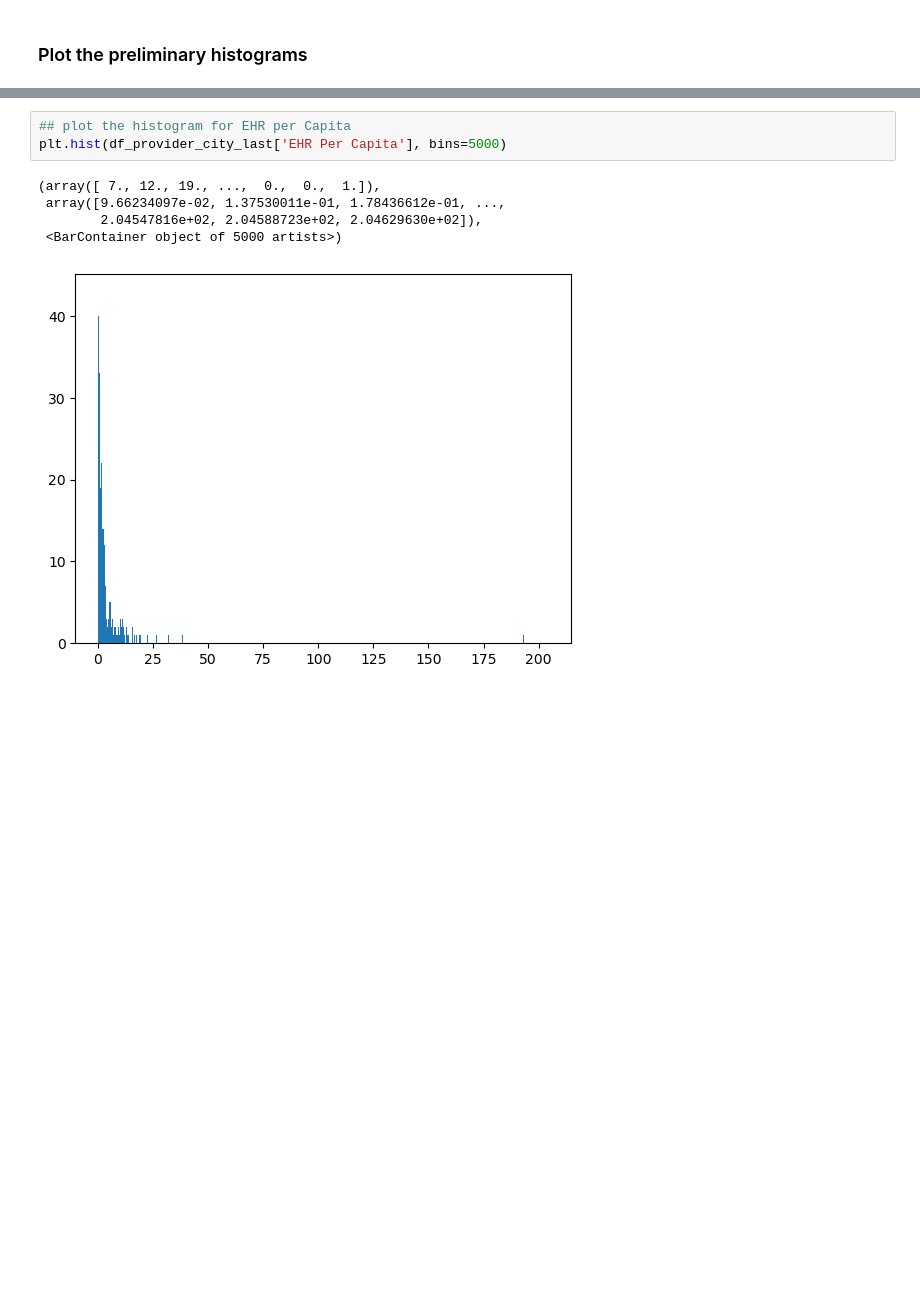
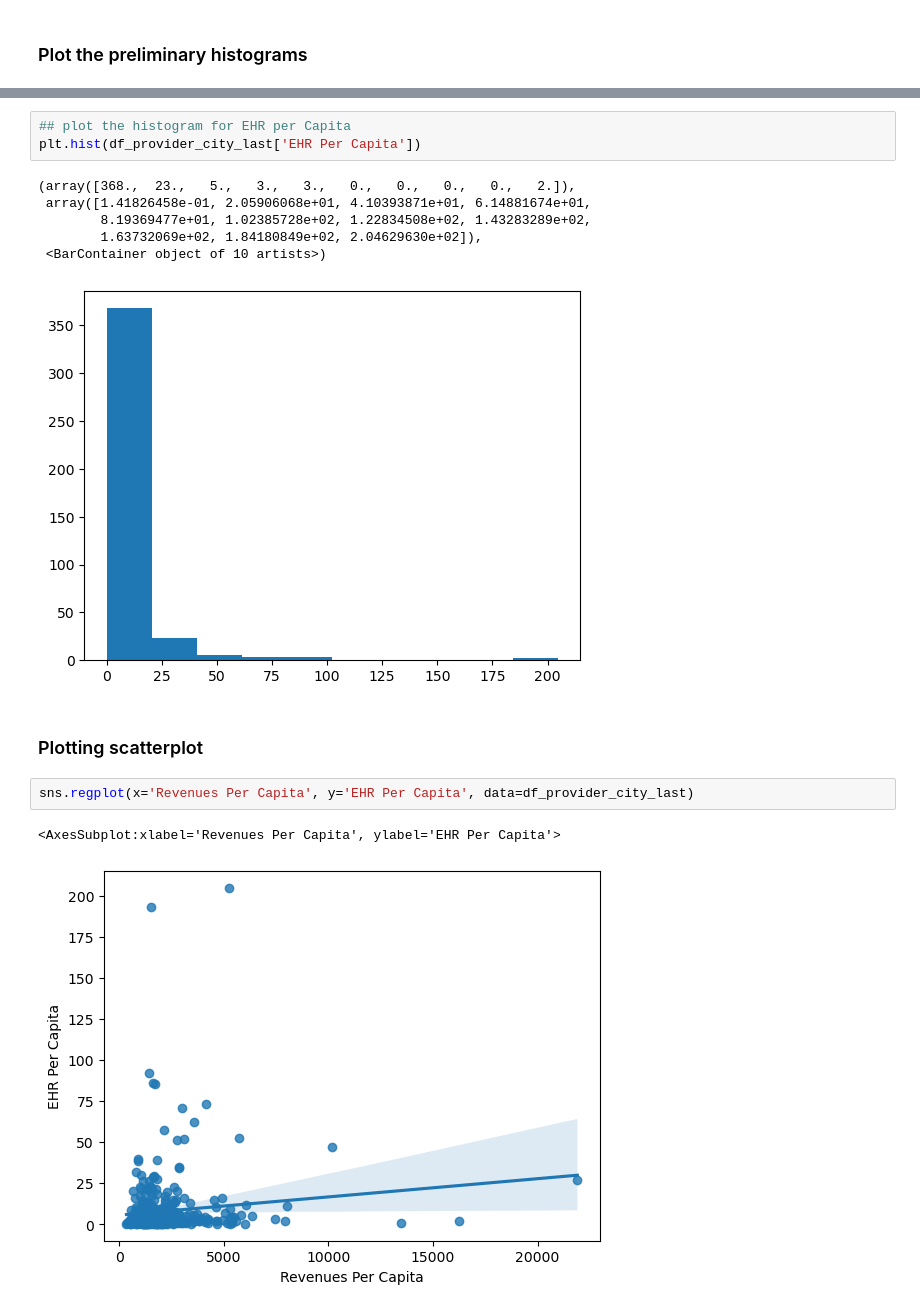
Before and after one commit to vicky-playground/EHR-GDP, a Jupyter notebook: city_comparison_code/EHR City Corrolation.ipynb, the cells around one changed output, grey strips where cells are left out. Drawn from its saved outputs; the diff is of its cells as text; blank space fills up the shorter version.

```diff
--- a/city_comparison_code/EHR City Corrolation.ipynb
+++ b/city_comparison_code/EHR City Corrolation.ipynb
@@ -156,9 +173,17 @@ plt.hist(df_provider_city_last['Expenditures Per Capita'], bins=5000)
 # %%
 ## plot the histogram for EHR per Capita
-plt.hist(df_provider_city_last['EHR Per Capita'], bins=5000)
+plt.hist(df_provider_city_last['EHR Per Capita'])
 # %% [output]
-(array([ 7., 12., 19., ...,  0.,  0.,  1.]),
- array([9.66234097e-02, 1.37530011e-01, 1.78436612e-01, ...,
-        2.04547816e+02, 2.04588723e+02, 2.04629630e+02]),
- <BarContainer object of 5000 artists>)
+(array([368.,  23.,   5.,   3.,   3.,   0.,   0.,   0.,   0.,   2.]),
+ array([1.41826458e-01, 2.05906068e+01, 4.10393871e+01, 6.14881674e+01,
+        8.19369477e+01, 1.02385728e+02, 1.22834508e+02, 1.43283289e+02,
+        1.63732069e+02, 1.84180849e+02, 2.04629630e+02]),
+ <BarContainer object of 10 artists>)
-[figure, old version]
+[figure, new version]
+# %% [markdown]
+### Plotting scatterplot
+# %%
+sns.regplot(x='Revenues Per Capita', y='EHR Per Capita', data=df_provider_city_last)
+# %% [output]
+<AxesSubplot:xlabel='Revenues Per Capita', ylabel='EHR Per Capita'>
+[figure, added]
```
Also changed, not shown: parts of 39 cells of this notebook, 1 other file.
